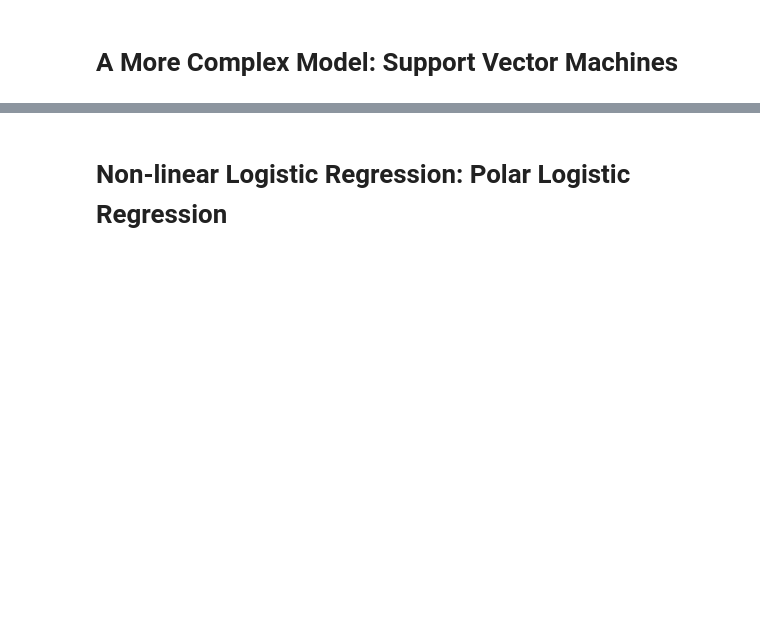
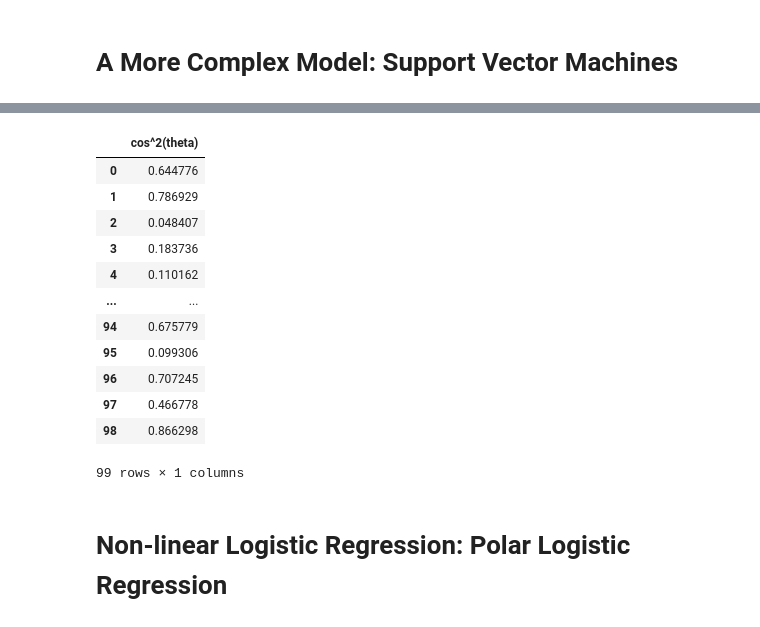
Before and after one commit to apsket/feature-representation-vs-model-complexity, a Jupyter notebook: notebooks/exploration.ipynb, the cells around one changed output, grey strips where cells are left out. Drawn from its saved outputs; the diff is of its cells as text; code cells hidden in the pictures; blank space fills up the shorter version.

```diff
--- a/notebooks/exploration.ipynb
+++ b/notebooks/exploration.ipynb
@@ -229,3 +256,19 @@ lr_elliptic_metrics.to_pandas()
+# %%
+cos_sq_dataset.X
+# %% [output]
+|  | cos^2(theta) |
+| 0 | 0.644776 |
+| 1 | 0.786929 |
+| 2 | 0.048407 |
+| 3 | 0.183736 |
+| 4 | 0.110162 |
+| ... | ... |
+| 94 | 0.675779 |
+| 95 | 0.099306 |
+| 96 | 0.707245 |
+| 97 | 0.466778 |
+| 98 | 0.866298 |
+99 rows × 1 columns
 # %% [markdown]
 # Non-linear Logistic Regression: Polar Logistic Regression
 # %% [markdown]
```
Also changed, not shown: parts of 9 cells of this notebook.
